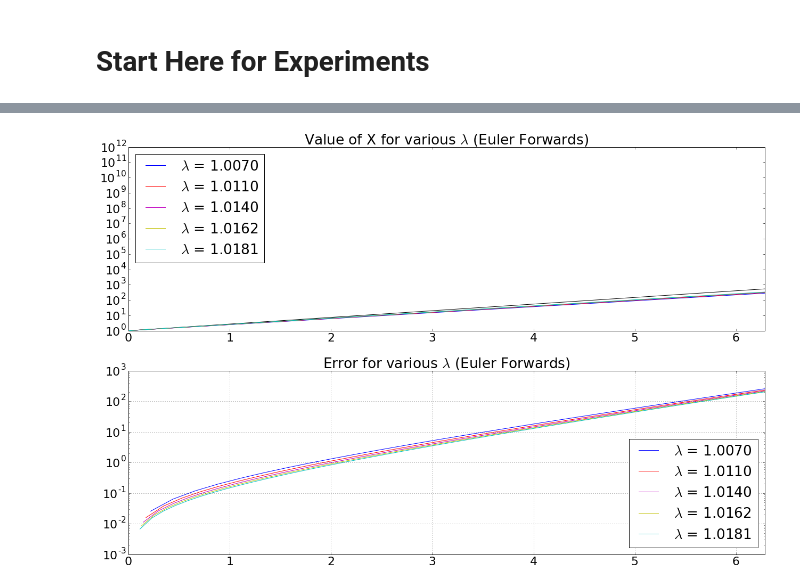
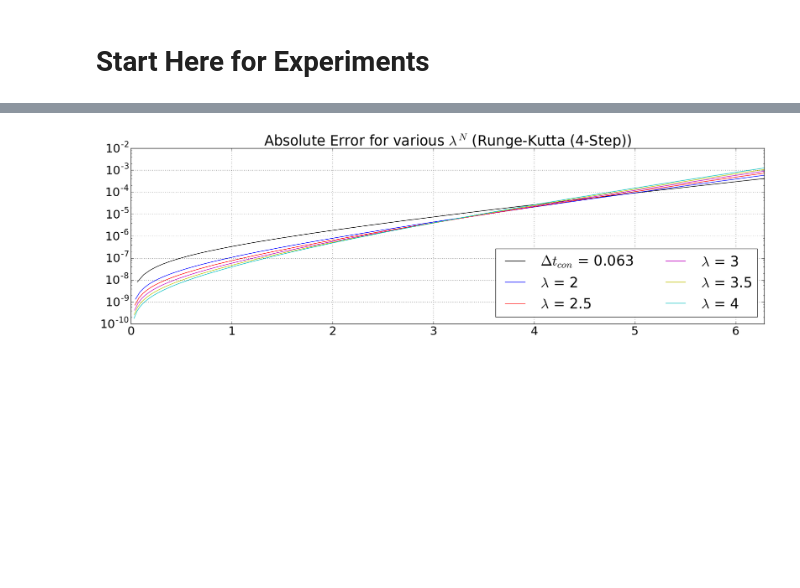
Before and after one commit to Mole45/MMet_Project, a Jupyter notebook: Project-Exponential-Comparison.ipynb, the cells around one changed output, grey strips where cells are left out. Saved outputs shown, nothing was run; the diff lists cells and outputs as text; code cells hidden in the pictures; blank space fills up the shorter version.

Commit message:
v1.1 - Final Version - Minor changes to plotting code

```diff
--- a/Project-Exponential-Comparison.ipynb
+++ b/Project-Exponential-Comparison.ipynb
@@ -211,16 +211,17 @@ def highres(x,tStop,tStep,noStep,a,t=0):
 # Start Here for Experiments
 # %%
 #define stuff
-scheme = 1
+scheme = 4
 mode = 'var'
 nsteps = 100
 timestop = 2*math.pi
-maxtimestep = 0.5
-initialtimestep = 0.14618333052097     #From spreadsheet
+timestep = timestop/nsteps
+mult = 4 #lambda^nsteps
+timestepstep = mult**(1/nsteps)
+initialtimestep = timestop*((timestepstep-1)/(mult-1))
+maxtimestep = initialtimestep*timestepstep**(nsteps-1)
 initialX = 1.0
 alpha = 1.0
-timestep = timestop/nsteps
-timestepstep = 1.01395947979003  #From spreadsheet
 if mode == 'var':
     print("The time step multiplier is",timestepstep)
 elif mode == 'con':
@@ -232,25 +233,25 @@ The time step multiplier is 1.01395947979003
 # %%
 if scheme == 1:
     if mode == 'var':
-        VplotX3,VplotT3,VplotAX3,VplotDTF3 = onestepVar(initialX,initialtimestep,timestepstep,nsteps,alpha)
+        VplotX5,VplotT5,VplotAX5,VplotDTF = onestepVar(initialX,initialtimestep,timestepstep,nsteps,alpha)
     elif mode == 'con':
         CplotX,CplotT,CplotAX = onestepCon(initialX,timestop,timestep,nsteps,alpha)
     schemename = "Euler Forwards"
 elif scheme == 2:
     if mode == 'var':
-        VplotX,VplotT,VplotAX,VplotDTF = twostepVar(initialX,initialtimestep,timestepstep,nsteps,alpha)
+        VplotX5,VplotT5,VplotAX5,VplotDTF = twostepVar(initialX,initialtimestep,timestepstep,nsteps,alpha)
     elif mode == 'con':
         CplotX,CplotT,CplotAX = twostepCon(initialX,timestop,timestep,nsteps,alpha)
     schemename = "Forwards Backwards"
 elif scheme == 3:
     if mode == 'var':
-        VplotX,VplotT,VplotAX,VplotDTF = threestepVar(initialX,initialtimestep,timestepstep,nsteps,alpha)
+        VplotX5,VplotT5,VplotAX5,VplotDTF = threestepVar(initialX,initialtimestep,timestepstep,nsteps,alpha)
     elif mode == 'con':
         CplotX,CplotT,CplotAX = threestepCon(initialX,timestop,timestep,nsteps,alpha)
     schemename = "Leapfrog"
 elif scheme == 4:
     if mode == 'var':
-        VplotX5,VplotT5,VplotAX5,VplotDTF5 = fourstepVar(initialX,initialtimestep,timestepstep,nsteps,alpha)
+        VplotX5,VplotT5,VplotAX5,VplotDTF = fourstepVar(initialX,initialtimestep,timestepstep,nsteps,alpha)
     elif mode == 'con':
         CplotX,CplotT,CplotAX = fourstepCon(initialX,timestop,timestep,nsteps,alpha)
     schemename = "Runge-Kutta (4-Step)"
@@ -289,38 +294,42 @@ elif scheme == 'HR':
 # %%
 Verror1 = [abs(b-a) for a,b in zip(VplotX1,VplotAX1)]
 Verror2 = [abs(b-a) for a,b in zip(VplotX2,VplotAX2)]
 Verror3 = [abs(b-a) for a,b in zip(VplotX3,VplotAX3)]
 Verror4 = [abs(b-a) for a,b in zip(VplotX4,VplotAX4)]
 Verror5 = [abs(b-a) for a,b in zip(VplotX5,VplotAX5)]
+Cerror = [abs(b-a) for a,b in zip(CplotX,CplotAX)]
 #print (len(error), len(plotT))
-figE, axesE = plt.subplots(nrows=2,ncols=1,figsize=(18,12))
-axesE[0].semilogy(HplotT,HplotX,'k-')
-axesE[0].semilogy(VplotT1,VplotX1,'b-',label='$\lambda$ = 1.0070')
-axesE[0].semilogy(VplotT2,VplotX2,'r-',label='$\lambda$ = 1.0110')
-axesE[0].semilogy(VplotT3,VplotX3,'m-',label='$\lambda$ = 1.0140')
-axesE[0].semilogy(VplotT4,VplotX4,'y-',label='$\lambda$ = 1.0162')
-axesE[0].semilogy(VplotT5,VplotX5,'c-',label='$\lambda$ = 1.0181')
-axesE[0].set_title('Value of X for various $\lambda$ ('+schemename+')')
-axesE[0].set_xlim(0,timestop)
-axesE[0].legend(loc=2)
-axesE[1].semilogy(VplotT1,Verror1,'b-',label='$\lambda$ = 1.0070')
-axesE[1].semilogy(VplotT2,Verror2,'r-',label='$\lambda$ = 1.0110')
-axesE[1].semilogy(VplotT3,Verror3,'m-',label='$\lambda$ = 1.0140')
-axesE[1].semilogy(VplotT4,Verror4,'y-',label='$\lambda$ = 1.0162')
-axesE[1].semilogy(VplotT5,Verror5,'c-',label='$\lambda$ = 1.0181')
-axesE[1].set_title('Error for various $\lambda$ ('+schemename+')')
-axesE[1].grid()
-axesE[1].set_xlim(0,timestop)
-axesE[1].set_ylim(0.001,1000)
-axesE[1].legend(ncol=1,loc=4)
+figE, axesE = plt.subplots(nrows=1,ncols=1,figsize=(18,6))
+#axesE[0].semilogy(HplotT,HplotX,'k-')
+#axesE[0].semilogy(VplotT1,VplotX1,'b-',label='$\lambda$ = 2')
+#axesE[0].semilogy(VplotT2,VplotX2,'r-',label='$\lambda$ = 2.5')
+#axesE[0].semilogy(VplotT3,VplotX3,'m-',label='$\lambda$ = 3')
+#axesE[0].semilogy(VplotT4,VplotX4,'y-',label='$\lambda$ = 3.5')
+#axesE[0].semilogy(VplotT5,VplotX5,'c-',label='$\lambda$ = 4')
+#axesE[0].set_title('Value of X for various $\lambda^N$ ('+schemename+')')
+#axesE[0].set_xlim(0,timestop)
+#axesE[0].legend(loc=2)
+axesE.semilogy(CplotT,Cerror,'k-',label='$\Delta t_{con}$ = 0.063')
+axesE.semilogy(VplotT1,Verror1,'b-',label='$\lambda$ = 2')
+axesE.semilogy(VplotT2,Verror2,'r-',label='$\lambda$ = 2.5')
+axesE.semilogy(VplotT3,Verror3,'m-',label='$\lambda$ = 3')
+axesE.semilogy(VplotT4,Verror4,'y-',label='$\lambda$ = 3.5')
+axesE.semilogy(VplotT5,Verror5,'c-',label='$\lambda$ = 4')
+axesE.set_title('Absolute Error for various $\lambda^N$ ('+schemename+')')
+axesE.grid()
+axesE.set_xlim(0,timestop)
+#axesE.set_ylim(0.001,1000)
+#axesE[1].set_xlabel("$t$")
+#axesE[1].set_ylabel(r"$|\varepsilon|$", rotation=360)
+axesE.legend(ncol=2,loc=4)
 figE.tight_layout()
 if scheme == 1:
     figE.savefig('Exp - EF - V3.png')
 elif scheme == 2:
     figE.savefig('Exp - FB - V3.png')
 elif scheme == 3:
     figE.savefig('Exp - LF - V3.png')
 elif scheme == 4:
     figE.savefig('Exp - RK - V3.png')
 # %% [output]
-[figure, old version]
+[figure, new version]
```
Also changed, not shown: parts of 2 cells of this notebook.
